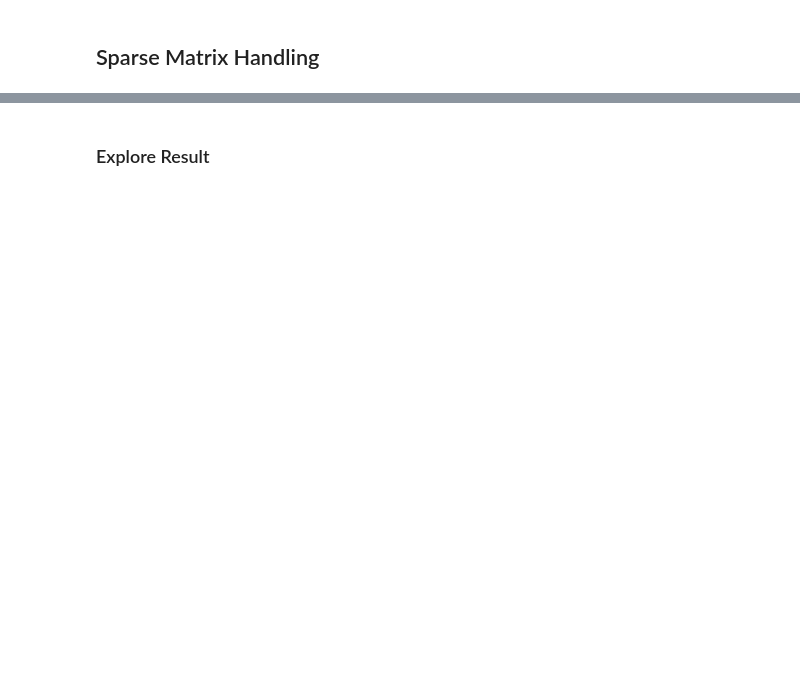
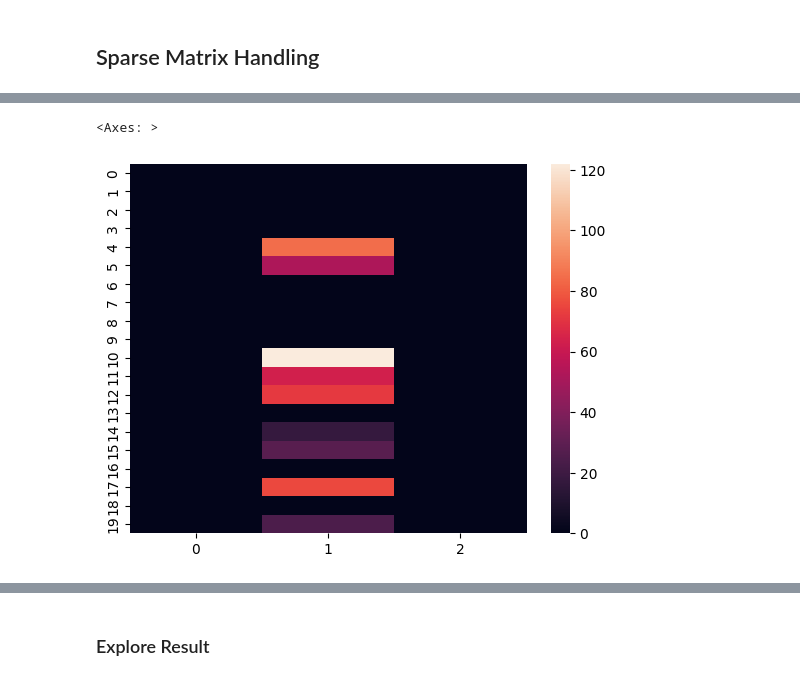
Before and after one commit to zix-xiao/scan-by-scan, a Jupyter notebook: notebooks/dev_10_scanbyscan_ims.ipynb, the cells around one changed output, grey strips where cells are left out. Saved outputs shown, nothing was run; the diff lists cells and outputs as text; code cells hidden in the pictures; blank space fills up the shorter version.

```diff
--- a/notebooks/dev_10_scanbyscan_ims.ipynb
+++ b/notebooks/dev_10_scanbyscan_ims.ipynb
@@ -197,0 +281,7 @@ im_pept_act = sparse_encode(
+# %%
+from optimization.inference import make_coo_from_dict
+
+frame_coo = make_coo_from_dict(data_dict=coo_dict, shape=(1830, 937, 36811))
+frame1007 = frame_coo[1007, :, :]
+frame1007_pept = frame1007.sum(axis=(0, 1))
+logging.info("Maximum intensity of frame 1007: %s", frame1007_pept.max())
@@ -197,0 +299,7 @@ im_pept_act = sparse_encode(
+# %%
+import seaborn as sns
+import sparse
+
+frame1007_selected_pept = frame1007[600:620:, 17348:17351]
+sns.heatmap(sparse.asnumpy(frame1007_selected_pept))
+# %% [output]
@@ -197,0 +307,2 @@ im_pept_act = sparse_encode(
+<Axes: >
+[figure, added]
```
Also changed, not shown: parts of 84 cells of this notebook, 5 other files.
